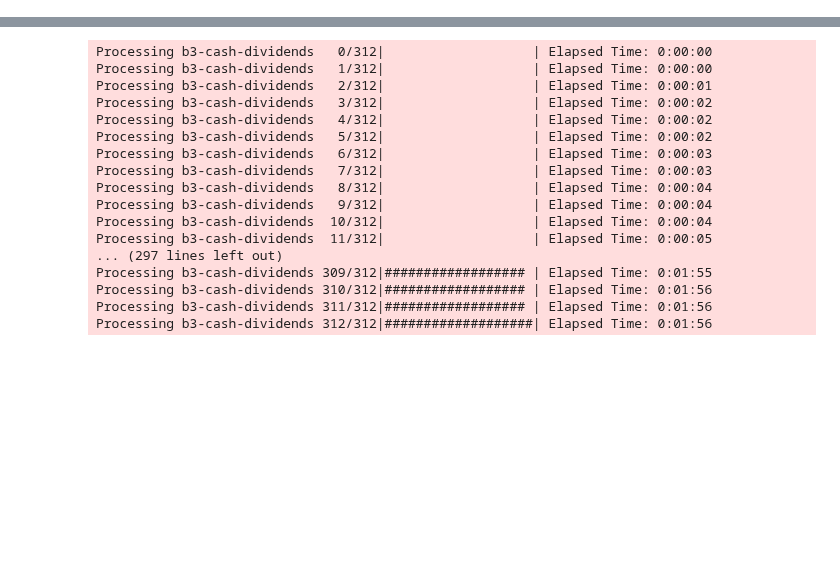
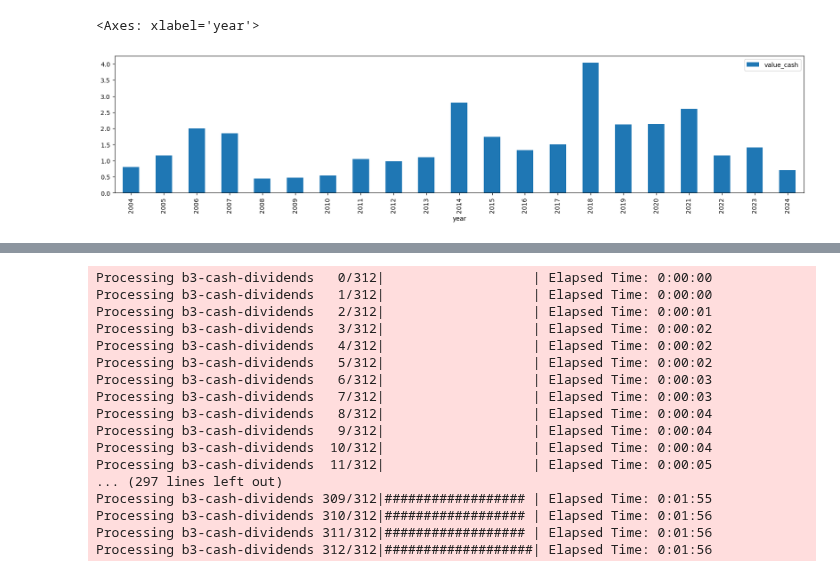
Before and after one commit to wilsonfreitas/brasa, a Jupyter notebook: notebooks/b3-cash-dividends.ipynb, the cells around one changed output, grey strips where cells are left out. Saved outputs shown, nothing was run; the diff lists cells and outputs as text; code cells hidden in the pictures; blank space fills up the shorter version.

```diff
--- a/notebooks/b3-cash-dividends.ipynb
+++ b/notebooks/b3-cash-dividends.ipynb
@@ -12,4 +15,4 @@ import pandas as pd
 
 import brasa
 # %%
-brasa.get_dataset("b3-cash-dividends").to_table().to_pandas()
+df = brasa.get_dataset("b3-companies-cash-dividends").to_table().to_pandas()
@@ -29,0 +19,5 @@ brasa.get_dataset("b3-cash-dividends").to_table().to_pandas()
+# %%
+df.query("symbol == 'PSSA3'").assign(year=lambda x: x.last_date_prior_ex.dt.year).groupby("year").agg({"value_cash": "sum"}).plot.bar(figsize=(20, 4))
+# %% [output]
+<Axes: xlabel='year'>
+[figure, added]
```
Also changed, not shown: parts of 10 cells of this notebook, 10 other files.
